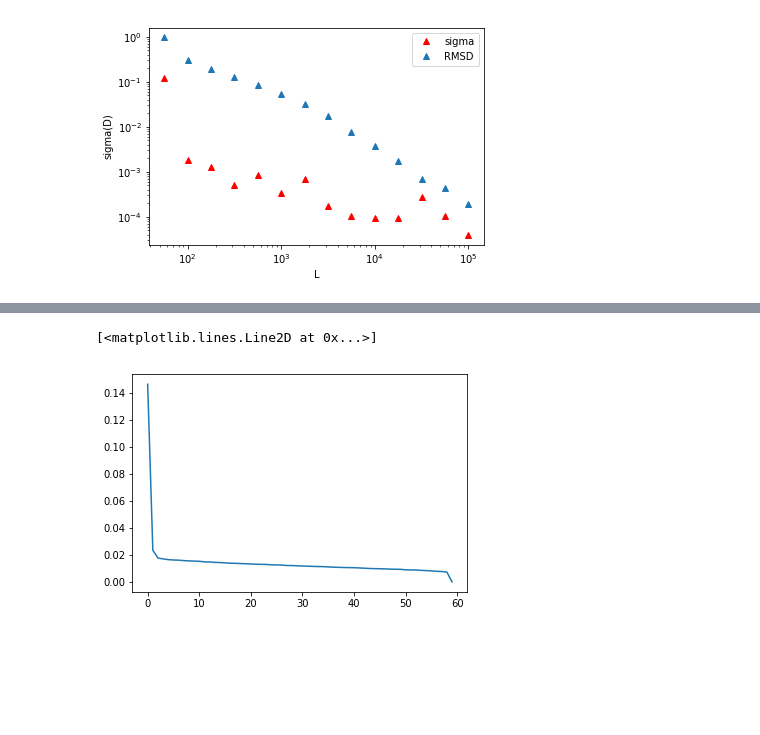
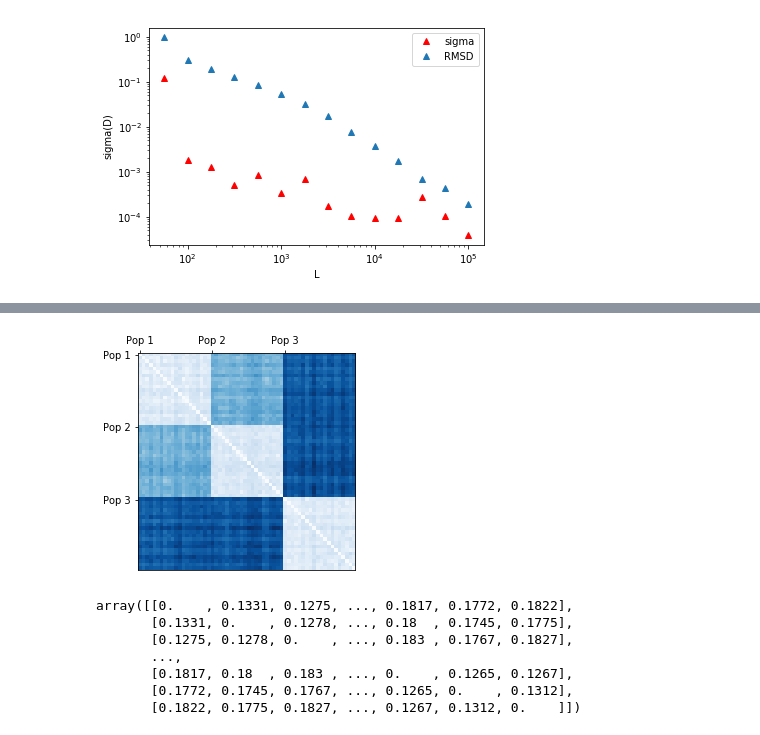
Before and after one commit to frederic-michaud/medeas_simulation, a Jupyter notebook: three_population/analyse_result.ipynb, the cells around one changed output, grey strips where cells are left out. Drawn from its saved outputs; the diff is of its cells as text; code cells hidden in the pictures; blank space fills up the shorter version.

```diff
--- a/three_population/analyse_result.ipynb
+++ b/three_population/analyse_result.ipynb
@@ -110,9 +117,26 @@ fig.savefig("PCA.pdf")
-# %%
-L=10000
-location_vector = os.path.join (simulation_subfolder, f'convergence_speed/L_{L}/pp.1.vecs.data')
-val,vec = pickle.load(open(location_vector,"rb"))
-
-plt.plot(val[order])
-# %% [output]
-[<matplotlib.lines.Line2D at 0x...>]
-[figure, removed]
+# %%
+L = 10000
+location_vector = os.path.join (simulation_subfolder, f'convergence_various_L/L_{L}/asd_matrices/p1.asd.data')
+delta = pickle.load(open(location_vector,"rb"))
+#np.fill_diagonal(delta,np.mean(delta,axis=1))
+plt.imshow(delta, cmap='Blues',vmin=0.12)
+
+
+start_position = (0,20,40)
+label_pop = ("Pop 1", "Pop 2", "Pop 3")
+plt.tick_params(bottom = False,top=True,labeltop=True,labelbottom = False)
+plt.xticks(start_position,np.sort(label_pop))
+plt.yticks(start_position,np.sort(label_pop))
+plt.savefig(os.path.join(simulation_subfolder,"distance_matrix.pdf"))
+# %% [output]
+[figure, added]
+# %%
+delta
+# %% [output]
+array([[0.    , 0.1331, 0.1275, ..., 0.1817, 0.1772, 0.1822],
+       [0.1331, 0.    , 0.1278, ..., 0.18  , 0.1745, 0.1775],
+       [0.1275, 0.1278, 0.    , ..., 0.183 , 0.1767, 0.1827],
+       ...,
+       [0.1817, 0.18  , 0.183 , ..., 0.    , 0.1265, 0.1267],
+       [0.1772, 0.1745, 0.1767, ..., 0.1265, 0.    , 0.1312],
+       [0.1822, 0.1775, 0.1827, ..., 0.1267, 0.1312, 0.    ]])
```
Also changed, not shown: parts of 4 cells of this notebook, 19 other files.
